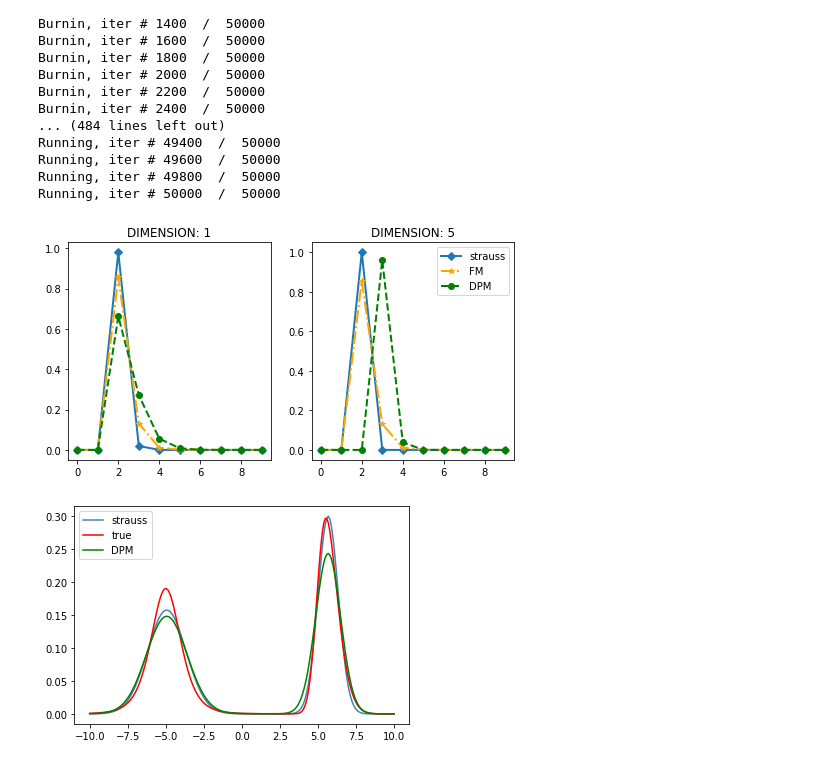
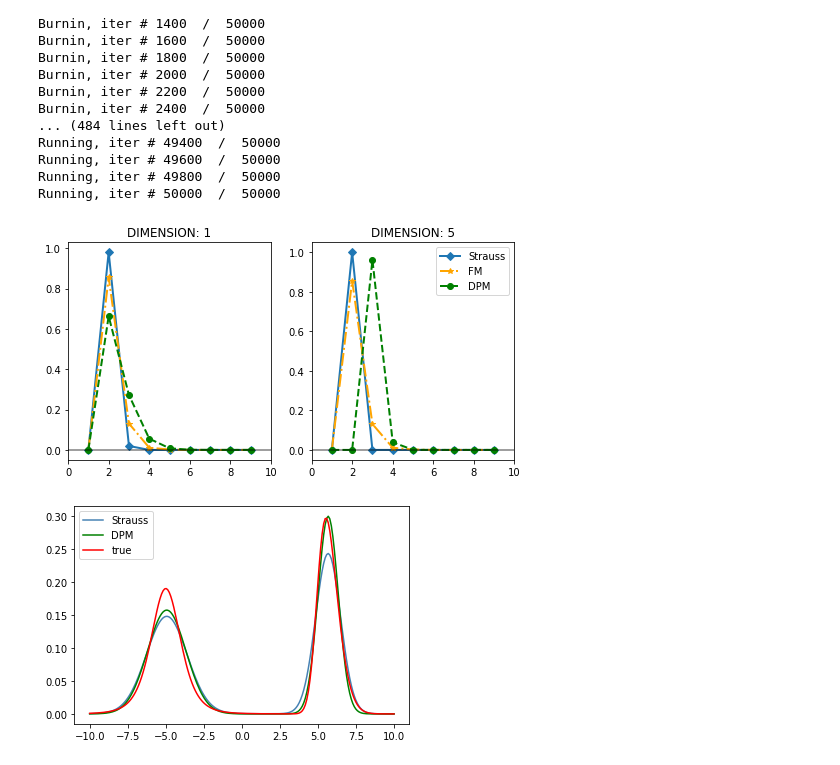
Before and after one commit to LGhilotti/pp_mix, a Jupyter notebook: Simulation vs FM and DPM.ipynb, the cells around one changed output. Saved outputs shown, nothing was run; the diff lists cells and outputs as text; code cells hidden in the pictures.

Commit message:
updated plots

```diff
--- a/Simulation vs FM and DPM.ipynb
+++ b/Simulation vs FM and DPM.ipynb
@@ -72,9 +74,10 @@ k_chain_raf = np.loadtxt("data/data_univ_miller_dunson_K_raf.txt")
 k_chain_bnp = np.loadtxt("data/data_univ_miller_dunson_K_bnpmix.txt")
 k_chain_strauss = np.array([max(x.clus_alloc) + 1 for x in strauss_chains])
 
-bars = np.arange(0, 10)
+
+bars = np.arange(1, 10)
 heights = np.array([np.sum(k_chain_strauss == i) for i in bars]) / len(k_chain_strauss)
-plt.plot(bars, heights, 'D-', label="strauss", linewidth=2)
+plt.plot(bars, heights, 'D-', label="Strauss", linewidth=2)
 
 heights = np.array([np.sum(k_chain_raf == i) for i in bars]) / len(k_chain_raf)
 plt.plot(bars, heights, '*-.', label="FM", linewidth=2, color="orange")
@@ -85,7 +88,8 @@ plt.plot(bars, heights, 'o--', label="DPM", linewidth=2, color="green")
 plt.xticks(bars)
 
 plt.legend()
-plt.savefig("images/k_chain_strauss_fm_dpm_1.pdf")
+plt.axhline(y=0, color='k', alpha=0.5)
+# plt.savefig("images/k_chain_strauss_fm_dpm_1.pdf")
 
 plt.show()
 # %% [output]
@@ -148,35 +152,42 @@ Running, iter # 50000  /  50000
 # %%
 fig, axes = plt.subplots(nrows=1, ncols=2, figsize=(8, 4))
 
-bars = np.arange(0, 10)
+bars = np.arange(1, 10)
 for i, dim in enumerate([1, 5]):
     objType = UnivariateMixtureState if dim == 1 else MultivariateMixtureState
     strauss_chains = loadChains("data/sim_t_skew_dim{0}_chains.recordio".format(dim), objType)
     k_chain_strauss = np.array([max(x.clus_alloc) + 1 for x in strauss_chains])
     heights = np.array([np.sum(k_chain_strauss == i) for i in bars]) / len(k_chain_strauss)
-    axes[i].plot(bars, heights, 'D-', label="strauss", linewidth=2)
+    axes[i].plot(bars, heights, 'D-', label="Strauss", linewidth=2)
 
     k_chain_raf = np.loadtxt("data/sim_t_skew_dim{0}_Kraf.txt".format(dim))
     heights = np.array([np.sum(k_chain_raf == i) for i in bars]) / len(k_chain_raf)
     axes[i].plot(bars, heights, '*-.', label="FM", linewidth=2, color="orange")
 
     k_chain_bnp = np.loadtxt("data/sim_t_skew_dim{0}_Kbnpmix_s1.txt".format(dim))
     heights = np.array([np.sum(k_chain_bnp == i) for i in bars]) / len(k_chain_bnp)
     axes[i].plot(bars, heights, 'o--', label="DPM", linewidth=2, color="green")
 
 #     k_chain_bnp = np.loadtxt("data/sim_t_skew_dim{0}_Kbnpmix_s5.txt".format(dim))
 #     heights = np.array([np.sum(k_chain_bnp == i) for i in bars]) / len(k_chain_bnp)
 #     axes[i].plot(bars, heights, 'o--', label="DPM, s=5", linewidth=2, color="y")
 
     axes[i].set_title("DIMENSION: {0}".format(dim))
 
 plt.legend()
+axes[0].set_xlim(0, 10)
+axes[1].set_xlim(0, 10)
+
+axes[0].axhline(y=0, color='k', alpha=0.5)
+axes[1].axhline(y=0, color='k', alpha=0.5)
+
 plt.savefig("images/t_skewnorm_k.pdf")
 plt.show()
 # %% [output]
-[figure, old version]
+[figure, new version]
 # %%
 # Estimate density in 1D
+
 
 xgrid = np.linspace(-10, 10, 200)
 # estimate density using Strauss
@@ -191,12 +202,17 @@ bnpmix_estimate = np.loadtxt("data/univ_t_skewnorm_dens_bnpmix.txt")
 true_f = 0.5 * t.pdf(xgrid, 5, loc=-5) + 0.5 * skewnorm.pdf(xgrid, 2, loc=5)
 
 # plot
-plt.plot(xgrid, np.mean(dens_strauss, axis=0), color="steelblue", label="strauss")
+# plt.plot(xgrid, np.mean(dens_strauss, axis=0), color="steelblue", label="Strauss")
+# plt.plot(xgrid, bnpmix_estimate, color="green", label="DPM")
+
+plt.plot(xgrid, bnpmix_estimate, color="steelblue", label="Strauss")
+plt.plot(xgrid, np.mean(dens_strauss, axis=0), color="green", label="DPM")
 plt.plot(xgrid, true_f, color="red", label="true")
-plt.plot(xgrid, bnpmix_estimate, color="green", label="DPM")
 
-# plt.xlim(-6, 8)
+
 plt.legend()
+plt.savefig("images/t_skewnorm_dens.pdf")
+
 plt.show()
 # %% [output]
-[figure, old version]
+[figure, new version]
```
Also changed, not shown: parts of 3 cells of this notebook, 4 other files.
